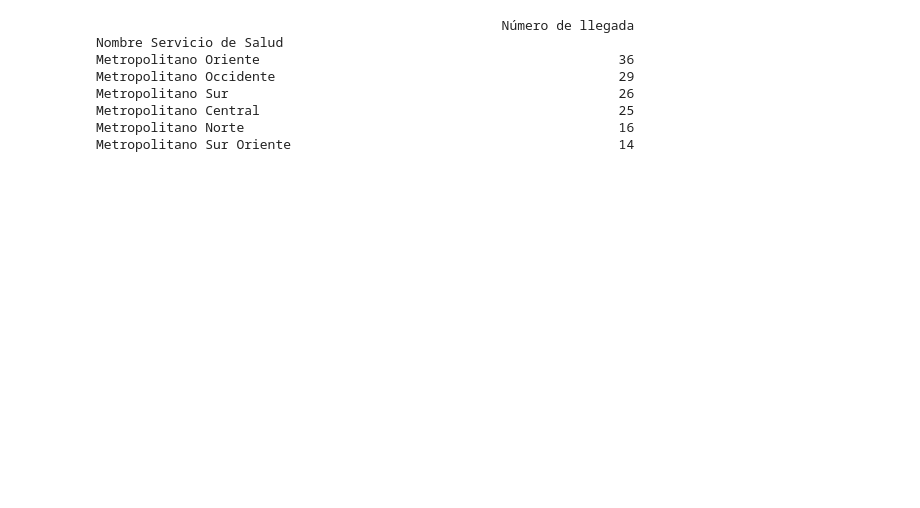
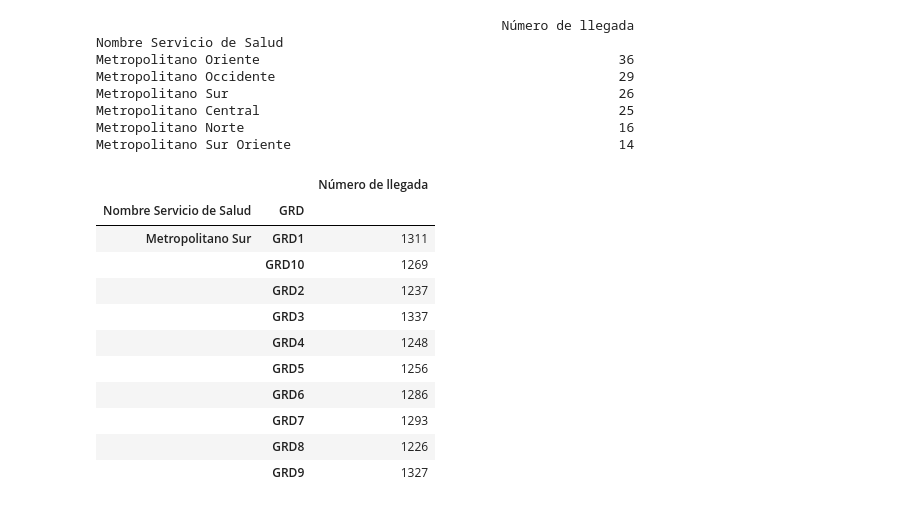
Before and after one commit to remunozz/cienciaDeDatos, a Jupyter notebook: evaluacion2Coursera.ipynb, the cells around one changed output. Drawn from its saved outputs; the diff is of its cells as text; code cells hidden in the pictures; blank space fills up the shorter version.

```diff
--- a/evaluacion2Coursera.ipynb
+++ b/evaluacion2Coursera.ipynb
@@ -26,3 +26,26 @@ Metropolitano Sur                                                  26
 Metropolitano Central                                              25
 Metropolitano Norte                                                16
 Metropolitano Sur Oriente                                          14
+# %%
+# Pregunta 2
+# ¿Cuál cifra corresponde a la cantidad de pacientes de cada GRD 1, 7 y 10 y que han llegado históricamente al servicio
+# de salud Metropolitano Sur?
+
+indices = Hosp_sheet[["Nombre Servicio de Salud", "Nombre Establecimiento"]]
+apoyo2 = Info_sheet.rename(columns={'Hospital al que llega': "Nombre Establecimiento"})
+apoyo2 = apoyo2.join(indices.set_index("Nombre Establecimiento"), on="Nombre Establecimiento")
+GRD = apoyo2[["Nombre Servicio de Salud","GRD","Número de llegada"]].groupby(['Nombre Servicio de Salud', 'GRD']).count()
+GRD.iloc[40:50]
+# %% [output]
+|  |  | Número de llegada |
+| Nombre Servicio de Salud | GRD |  |
+| Metropolitano Sur | GRD1 | 1311 |
+|  | GRD10 | 1269 |
+|  | GRD2 | 1237 |
+|  | GRD3 | 1337 |
+|  | GRD4 | 1248 |
+|  | GRD5 | 1256 |
+|  | GRD6 | 1286 |
+|  | GRD7 | 1293 |
+|  | GRD8 | 1226 |
+|  | GRD9 | 1327 |
```
Also changed, not shown: parts of 6 cells of this notebook.
